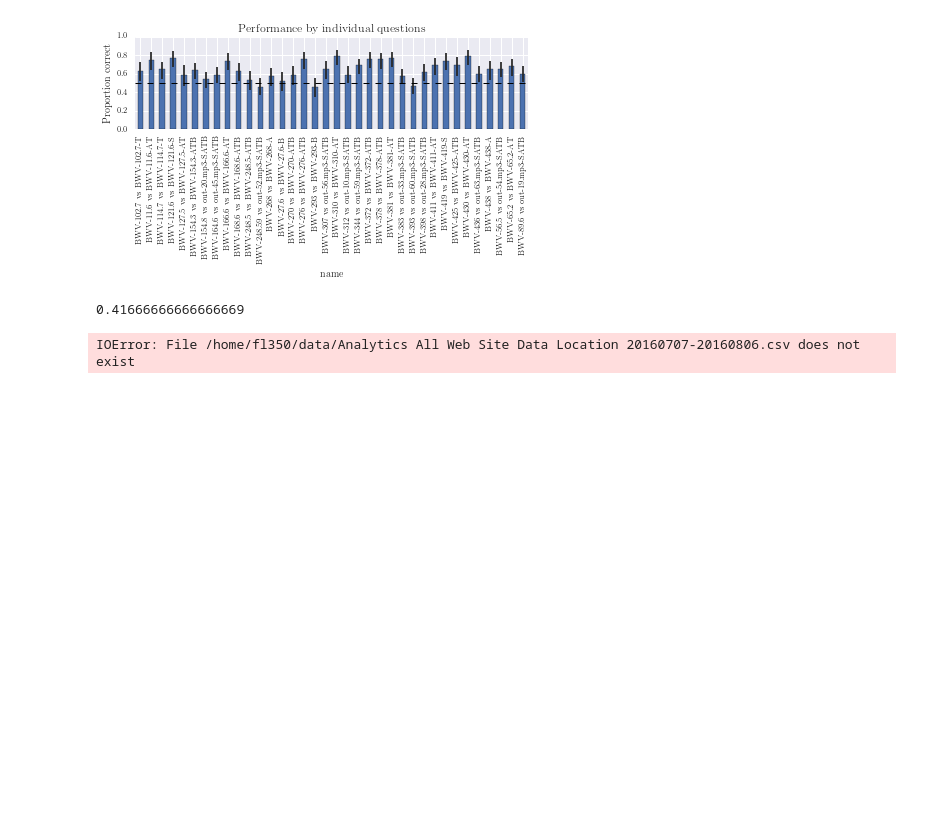
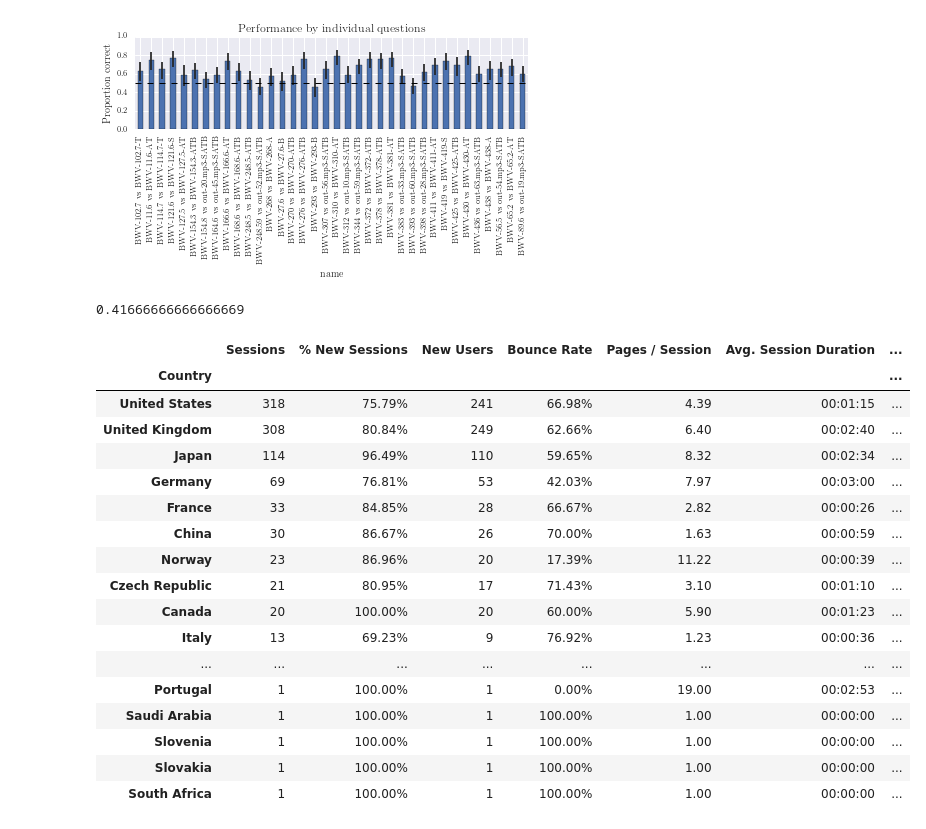
Before and after one commit to feynmanliang/bachbot-thesis, a Jupyter notebook: jupyter-notebooks/BachBot Responses.ipynb, the cells around one changed output. Cells and saved outputs as stored; diff of their text form; code cells hidden in the pictures; blank space fills up the shorter version.

```diff
--- a/jupyter-notebooks/BachBot Responses.ipynb
+++ b/jupyter-notebooks/BachBot Responses.ipynb
@@ -270,15 +274,32 @@ df = props.loc[filter(lambda x: re.match(r".*SATB", x), props.index)]
 # %%
 df = pd.read_csv(
-    '/home/fl350/data/Analytics All Web Site Data Location 20160707-20160806.csv',
+    '/home/fl350/data/Analytics All Web Site Data Location 20160712-20160811.csv',
     skiprows=6)\
-.fillna('Other')\
+.fillna('n/a')\
 .set_index(['Country'])
 df = df.assign(Percentage = lambda x: 100 * np.round(x.Sessions / df.Sessions.sum(), 2))\
 .rename(columns={'Percentage': '% All Sessions'})
 
 with open('user-countries.tex', 'wb') as f:
     f.write(df[['Sessions', '% All Sessions']].to_latex(index=True,longtable=False))
 
 df
 # %% [output]
-IOError: File /home/fl350/data/Analytics All Web Site Data Location 20160707-20160806.csv does not exist
+|  | Sessions | % New Sessions | New Users | Bounce Rate | Pages / Session | Avg. Session Duration | ... |
+| Country |  |  |  |  |  |  | ... |
+| United States | 318 | 75.79% | 241 | 66.98% | 4.39 | 00:01:15 | ... |
+| United Kingdom | 308 | 80.84% | 249 | 62.66% | 6.40 | 00:02:40 | ... |
+| Japan | 114 | 96.49% | 110 | 59.65% | 8.32 | 00:02:34 | ... |
+| Germany | 69 | 76.81% | 53 | 42.03% | 7.97 | 00:03:00 | ... |
+| France | 33 | 84.85% | 28 | 66.67% | 2.82 | 00:00:26 | ... |
+| China | 30 | 86.67% | 26 | 70.00% | 1.63 | 00:00:59 | ... |
+| Norway | 23 | 86.96% | 20 | 17.39% | 11.22 | 00:00:39 | ... |
+| Czech Republic | 21 | 80.95% | 17 | 71.43% | 3.10 | 00:01:10 | ... |
+| Canada | 20 | 100.00% | 20 | 60.00% | 5.90 | 00:01:23 | ... |
+| Italy | 13 | 69.23% | 9 | 76.92% | 1.23 | 00:00:36 | ... |
+| ... | ... | ... | ... | ... | ... | ... | ... |
+| Portugal | 1 | 100.00% | 1 | 0.00% | 19.00 | 00:02:53 | ... |
+| Saudi Arabia | 1 | 100.00% | 1 | 100.00% | 1.00 | 00:00:00 | ... |
+| Slovenia | 1 | 100.00% | 1 | 100.00% | 1.00 | 00:00:00 | ... |
+| Slovakia | 1 | 100.00% | 1 | 100.00% | 1.00 | 00:00:00 | ... |
+| South Africa | 1 | 100.00% | 1 | 100.00% | 1.00 | 00:00:00 | ... |
```
Also changed, not shown: parts of 7 cells of this notebook, 5 other files.
